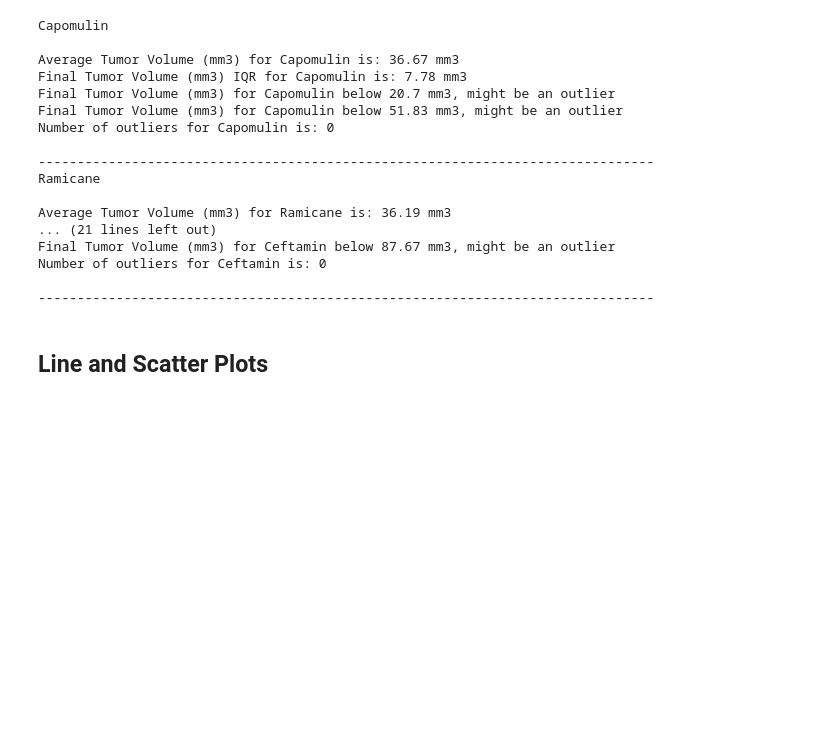
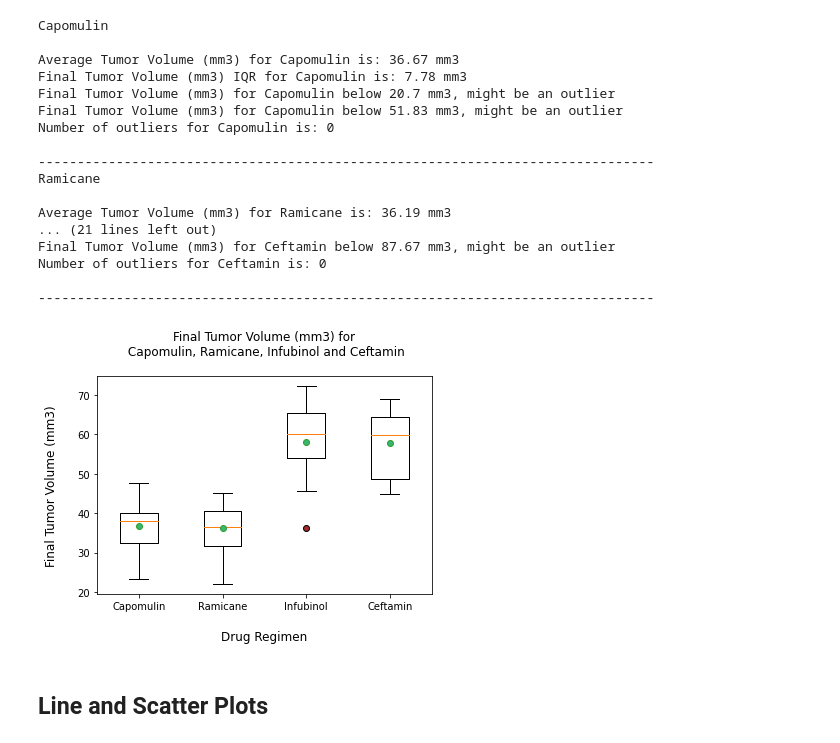
Before and after one commit to uldom/Matplotlib_Challenge, a Jupyter notebook: Pymaceuticals/pymaceuticals_starter.ipynb, the cells around one changed output. Drawn from its saved outputs; the diff is of its cells as text; code cells hidden in the pictures; blank space fills up the shorter version.

Commit message:
Box Plot complete

```diff
--- a/Pymaceuticals/pymaceuticals_starter.ipynb
+++ b/Pymaceuticals/pymaceuticals_starter.ipynb
@@ -370,3 +368,17 @@ Number of outliers for Ceftamin is: 0
+# %%
+# Generate a box plot of the final tumor volume of each mouse across four regimens of interest
+
+fig1, ax1 = plt.subplots()
+
+flierprops= dict(marker="o", markerfacecolor="brown")
+ax1.set_title("Final Tumor Volume (mm3) for\n Capomulin, Ramicane, Infubinol and Ceftamin\n")
+ax1.set_xlabel("\nDrug Regimen", fontsize=12,)
+ax1.set_ylabel("Final Tumor Volume (mm3)\n", fontsize=12)
+meanprops={"marker":"o","markerfacecolor":"mediumseagreen"}
+ax1.boxplot(tumor_vol_list, labels=treatments, flierprops=flierprops, meanprops=meanprops, showmeans=True, )
+plt.show()
+# %% [output]
+[figure, added]
 # %% [markdown]
 ## Line and Scatter Plots
 # %%
```
Also changed, not shown: parts of 2 cells of this notebook.
